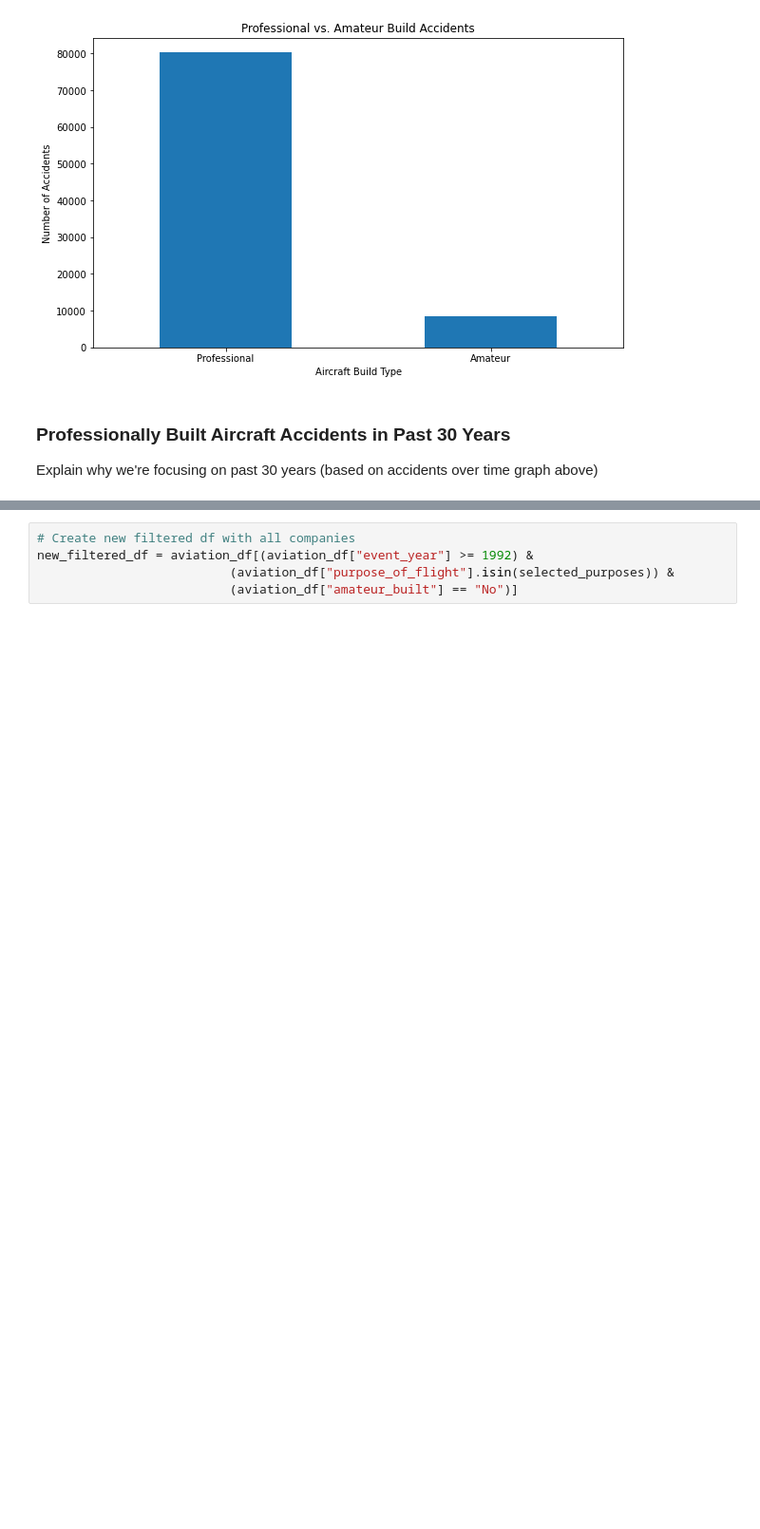
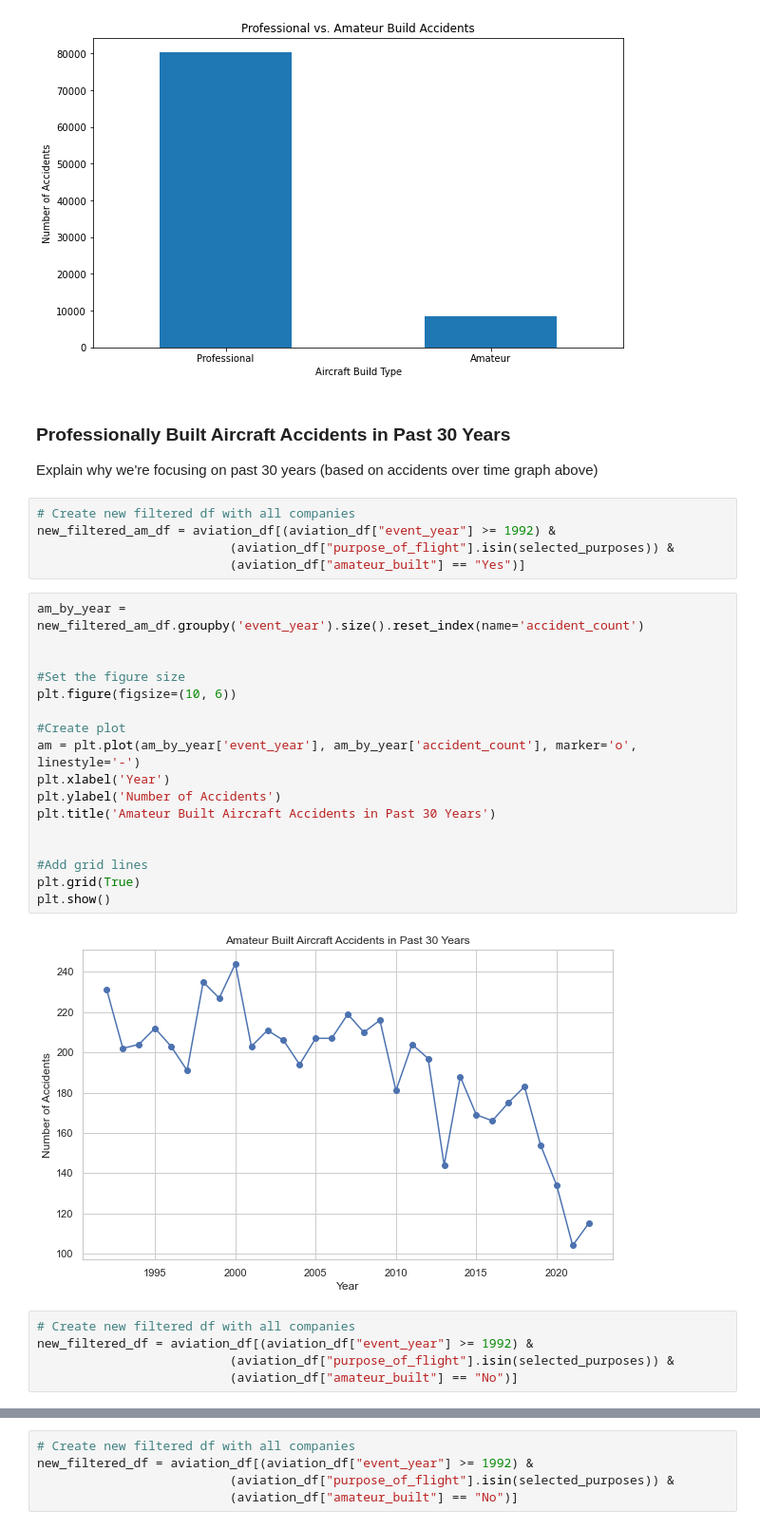
Before and after one commit to dangrosen/Aviation_Project, a Jupyter notebook: aviation_division_DRAFT_amateurbuilt_plot.ipynb, the cells around one changed output, grey strips where cells are left out. Shown: that part at 95% size. Cells and saved outputs as stored; diff of their text form; blank space fills up the shorter version.

```diff
--- a/aviation_division_DRAFT_amateurbuilt_plot.ipynb
+++ b/aviation_division_DRAFT_amateurbuilt_plot.ipynb
@@ -321,3 +321,32 @@ plt.xticks([0,1], ["Professional", "Amateur"], rotation=0);
 ### Professionally Built Aircraft Accidents in Past 30 Years
 
 Explain why we're focusing on past 30 years (based on accidents over time graph above)
+# %%
+# Create new filtered df with all companies
+new_filtered_am_df = aviation_df[(aviation_df["event_year"] >= 1992) &
+                          (aviation_df["purpose_of_flight"].isin(selected_purposes)) &
+                          (aviation_df["amateur_built"] == "Yes")]
+# %%
+am_by_year = new_filtered_am_df.groupby('event_year').size().reset_index(name='accident_count')
+
+
+#Set the figure size
+plt.figure(figsize=(10, 6))
+
+#Create plot
+am = plt.plot(am_by_year['event_year'], am_by_year['accident_count'], marker='o', linestyle='-')
+plt.xlabel('Year')
+plt.ylabel('Number of Accidents')
+plt.title('Amateur Built Aircraft Accidents in Past 30 Years')
+
+
+#Add grid lines
+plt.grid(True)
+plt.show()
+# %% [output]
+[figure, added]
+# %%
+# Create new filtered df with all companies
+new_filtered_df = aviation_df[(aviation_df["event_year"] >= 1992) &
+                          (aviation_df["purpose_of_flight"].isin(selected_purposes)) &
+                          (aviation_df["amateur_built"] == "No")]
```
Also changed, not shown: parts of 3 cells of this notebook, 3 other files.
